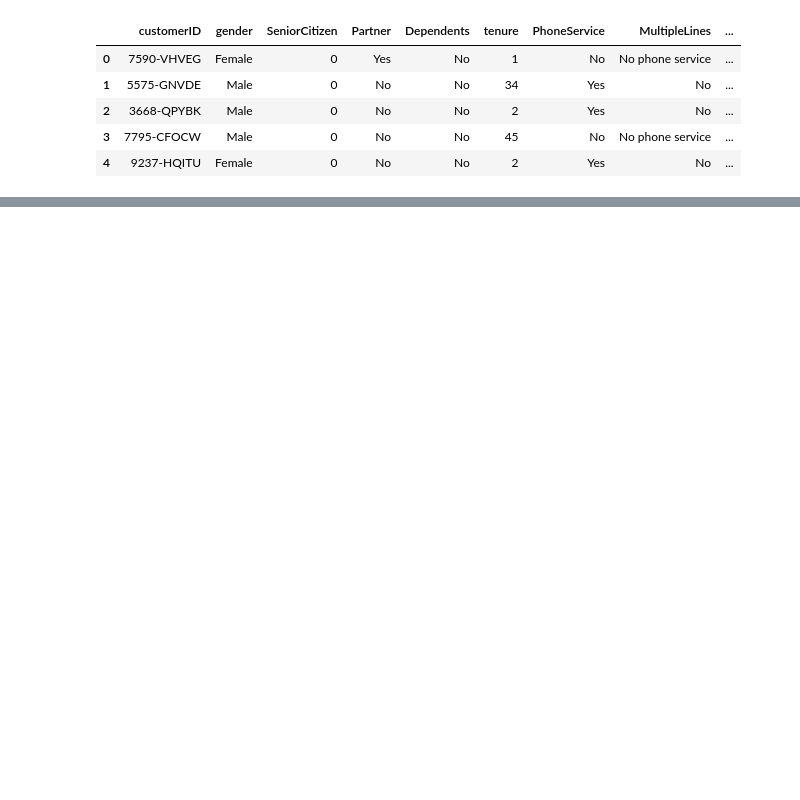
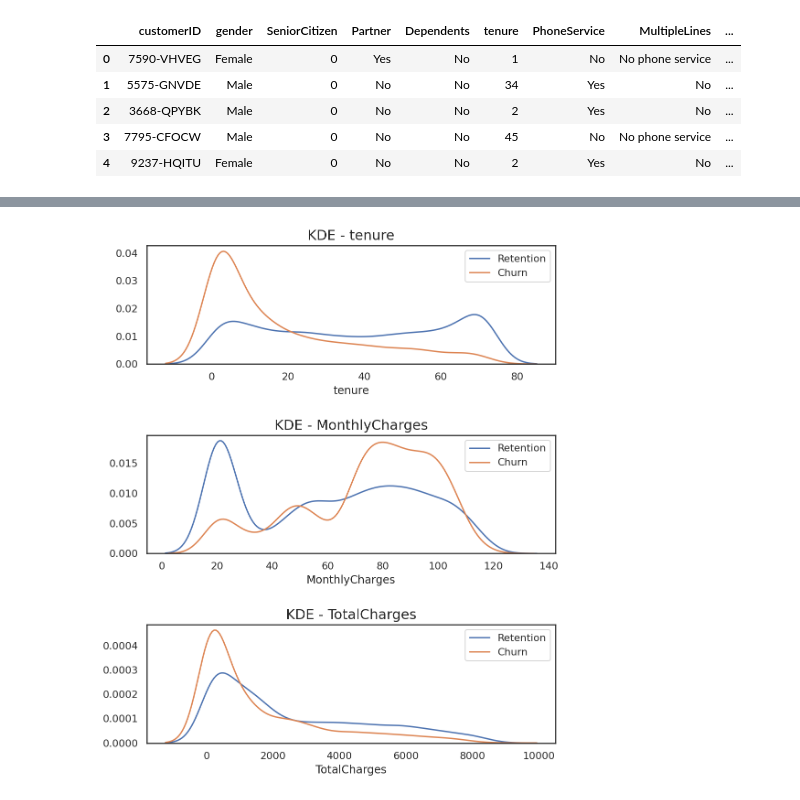
Before and after one commit to maengg/Customer_churn, a Jupyter notebook: Customer_churn.ipynb, the cells around one changed output, grey strips where cells are left out. Drawn from its saved outputs; the diff is of its cells as text; code cells hidden in the pictures; blank space fills up the shorter version.

```diff
--- a/Customer_churn.ipynb
+++ b/Customer_churn.ipynb
@@ -50,0 +178,27 @@ df.head()
+# %%
+# 연속형 데이터 확률밀도함수 그래프
+
+fig, ax = plt.subplots(3,1,figsize=(8,10))
+
+sns.kdeplot(df[df['Churn'] == 'No']['tenure'], ax=ax[0])
+sns.kdeplot(df[df['Churn'] == 'Yes']['tenure'], ax=ax[0])
+ax[0].set_title('KDE - tenure', fontsize=15)
+ax[0].legend(['Retention', 'Churn'])
+ax[0].set_ylabel('')
+
+sns.kdeplot(df[df['Churn'] == 'No']['MonthlyCharges'], ax=ax[1])
+sns.kdeplot(df[df['Churn'] == 'Yes']['MonthlyCharges'], ax=ax[1])
+ax[1].set_title('KDE - MonthlyCharges', fontsize=15)
+ax[1].legend(['Retention', 'Churn'])
+ax[1].set_ylabel('')
+
+sns.kdeplot(df[df['Churn'] == 'No']['TotalCharges'], ax=ax[2])
+sns.kdeplot(df[df['Churn'] == 'Yes']['TotalCharges'], ax=ax[2])
+ax[2].set_title('KDE - TotalCharges',fontsize=15)
+ax[2].legend(['Retention', 'Churn'])
+ax[2].set_ylabel('')
+
+plt.subplots_adjust(hspace=0.6)
+plt.show()
+# %% [output]
+[figure, added]
```
Also changed, not shown: parts of 17 cells of this notebook.
